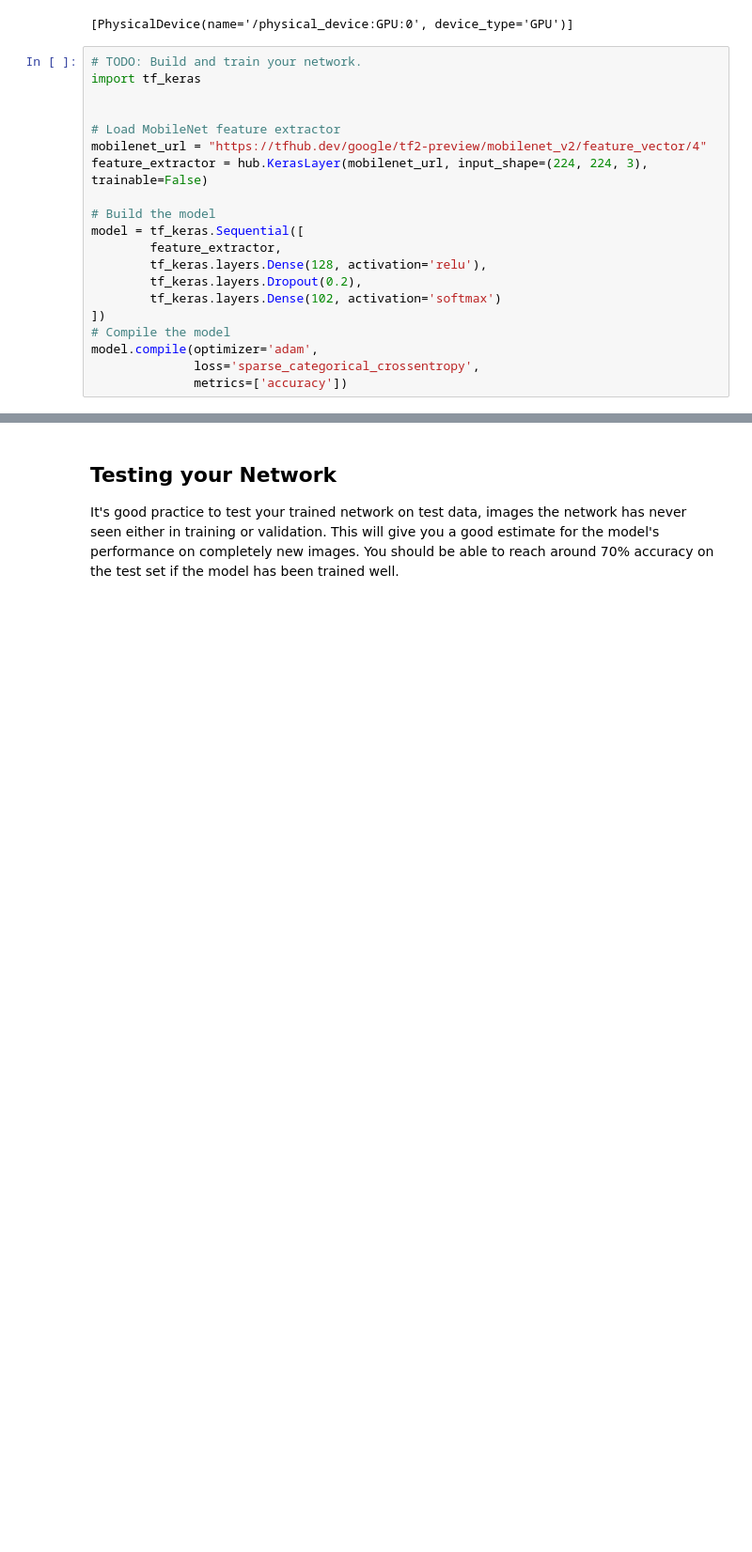
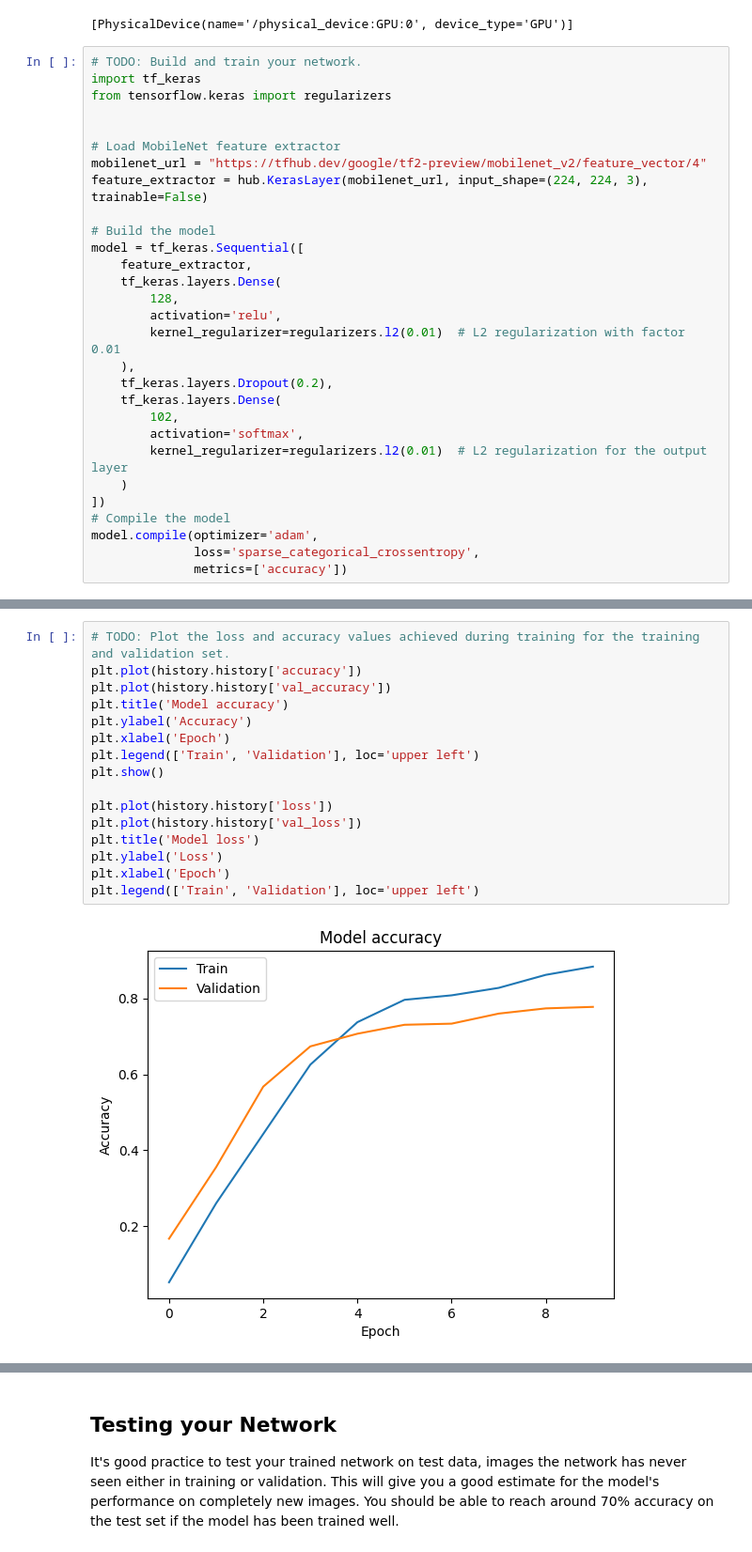
Before and after one commit to mo-matar/Image-Classifier-Project-, a Jupyter notebook: Project_Image_Classifier_Project.ipynb, the cells around one changed output, grey strips where cells are left out. Shown at 94% size. Drawn from its saved outputs; the diff is of its cells as text; blank space fills up the shorter version.

```diff
--- a/Project_Image_Classifier_Project.ipynb
+++ b/Project_Image_Classifier_Project.ipynb
@@ -157,6 +151,7 @@ tf.config.list_physical_devices('GPU')
 # %%
 # TODO: Build and train your network.
 import tf_keras
+from tensorflow.keras import regularizers
 
 
 # Load MobileNet feature extractor
@@ -165,10 +160,18 @@ feature_extractor = hub.KerasLayer(mobilenet_url, input_shape=(224, 224, 3), tra
 
 # Build the model
 model = tf_keras.Sequential([
-        feature_extractor,
-        tf_keras.layers.Dense(128, activation='relu'),
-        tf_keras.layers.Dropout(0.2),
-        tf_keras.layers.Dense(102, activation='softmax')
+    feature_extractor,
+    tf_keras.layers.Dense(
+        128,
+        activation='relu',
+        kernel_regularizer=regularizers.l2(0.01)  # L2 regularization with factor 0.01
+    ),
+    tf_keras.layers.Dropout(0.2),
+    tf_keras.layers.Dense(
+        102,
+        activation='softmax',
+        kernel_regularizer=regularizers.l2(0.01)  # L2 regularization for the output layer
+    )
 ])
 # Compile the model
 model.compile(optimizer='adam',
@@ -210,0 +226,18 @@ ValueError: in user code:
+# %%
+# TODO: Plot the loss and accuracy values achieved during training for the training and validation set.
+plt.plot(history.history['accuracy'])
+plt.plot(history.history['val_accuracy'])
+plt.title('Model accuracy')
+plt.ylabel('Accuracy')
+plt.xlabel('Epoch')
+plt.legend(['Train', 'Validation'], loc='upper left')
+plt.show()
+
+plt.plot(history.history['loss'])
+plt.plot(history.history['val_loss'])
+plt.title('Model loss')
+plt.ylabel('Loss')
+plt.xlabel('Epoch')
+plt.legend(['Train', 'Validation'], loc='upper left')
+# %% [output]
+[figure, added]
```
Also changed, not shown: parts of 8 cells of this notebook.
